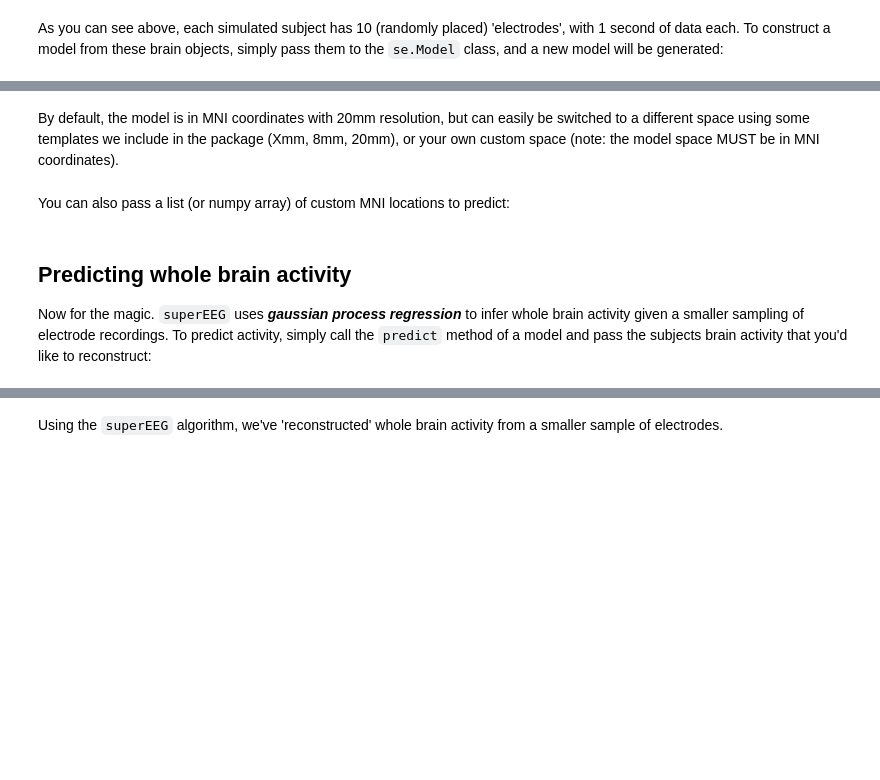
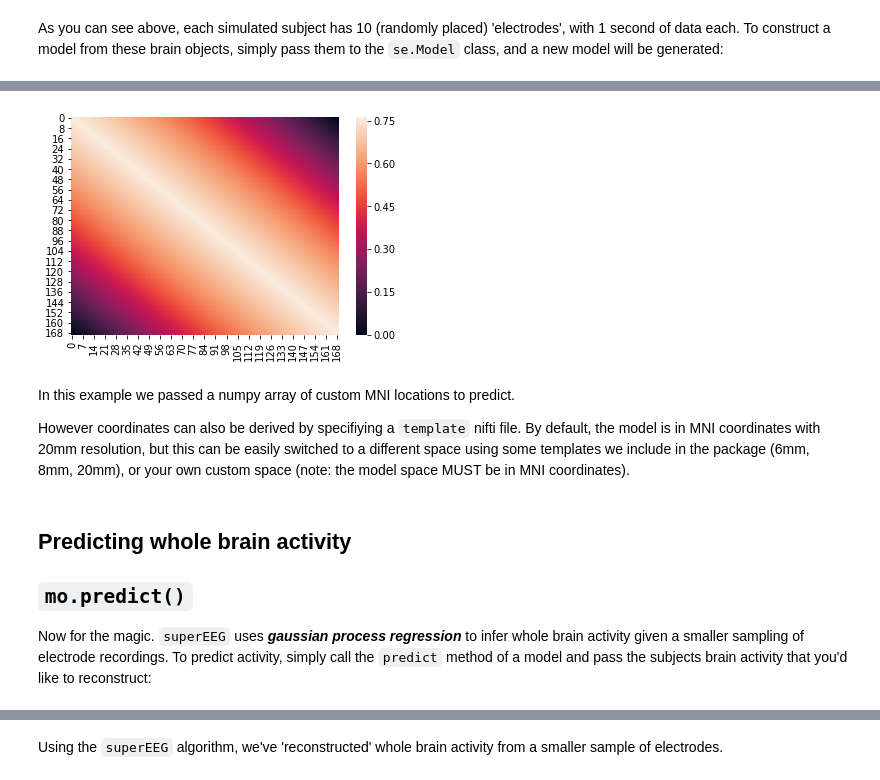
Before and after one commit to ContextLab/supereeg, a Jupyter notebook: docs/tutorial/model_objects.ipynb, the cells around one changed output, grey strips where cells are left out. Saved outputs shown, nothing was run; the diff lists cells and outputs as text; code cells hidden in the pictures; blank space fills up the shorter version.

Commit message:
updated mini_model and finished tutorials

```diff
--- a/docs/tutorial/model_objects.ipynb
+++ b/docs/tutorial/model_objects.ipynb
@@ -14,3 +16,2 @@ First, let's load in one of the default models.  Below is a model that we made f
 # %%
-model = se.load('pyFR_k10r20_20mm')
-model.info()
+model = se.load('example_model')
@@ -50,4 +122,15 @@ new_model.info()
+# %%
+locs = se.load('example_locations')
+R = se.create_cov(cov='toeplitz', n_elecs=len(locs))
+p = 10
+model = se.Model(numerator=R, denominator=np.ones(np.shape(R)), locs=locs, n_subs=p)
+model.plot()
+plt.show()
+# %% [output]
+[figure, added]
 # %% [markdown]
-By default, the model is in MNI coordinates with 20mm resolution, but can easily be switched to a different space using some templates we include in the package (Xmm, 8mm, 20mm), or your own custom space (note: the model space MUST be in MNI coordinates).
+In this example we passed a numpy array of custom MNI locations to predict.
+
+However coordinates can also be derived by specifiying a `template` nifti file.  By default, the model is in MNI coordinates with 20mm resolution, but this can be easily switched to a different space using some templates we include in the package (6mm, 8mm, 20mm), or your own custom space (note: the model space MUST be in MNI coordinates).
 # %%
 # new_model = se.Model(bos, template='/your/custom/MNI_template.nii')
@@ -55,2 +136,0 @@ By default, the model is in MNI coordinates with 20mm resolution, but can easily
-# %% [markdown]
-You can also pass a list (or numpy array) of custom MNI locations to predict:
@@ -60,6 +137,8 @@ new_model.info()
 # %% [markdown]
 ## Predicting whole brain activity
 
+## `mo.predict()`
+
 Now for the magic. `superEEG` uses **_gaussian process regression_** to infer whole brain activity given a smaller sampling of electrode recordings. To predict activity, simply call the `predict` method of a model and pass the subjects brain activity that you'd like to reconstruct:
 # %%
 # plot a slice of the original data
```
Also changed, not shown: parts of 29 cells of this notebook, 5 other files.
